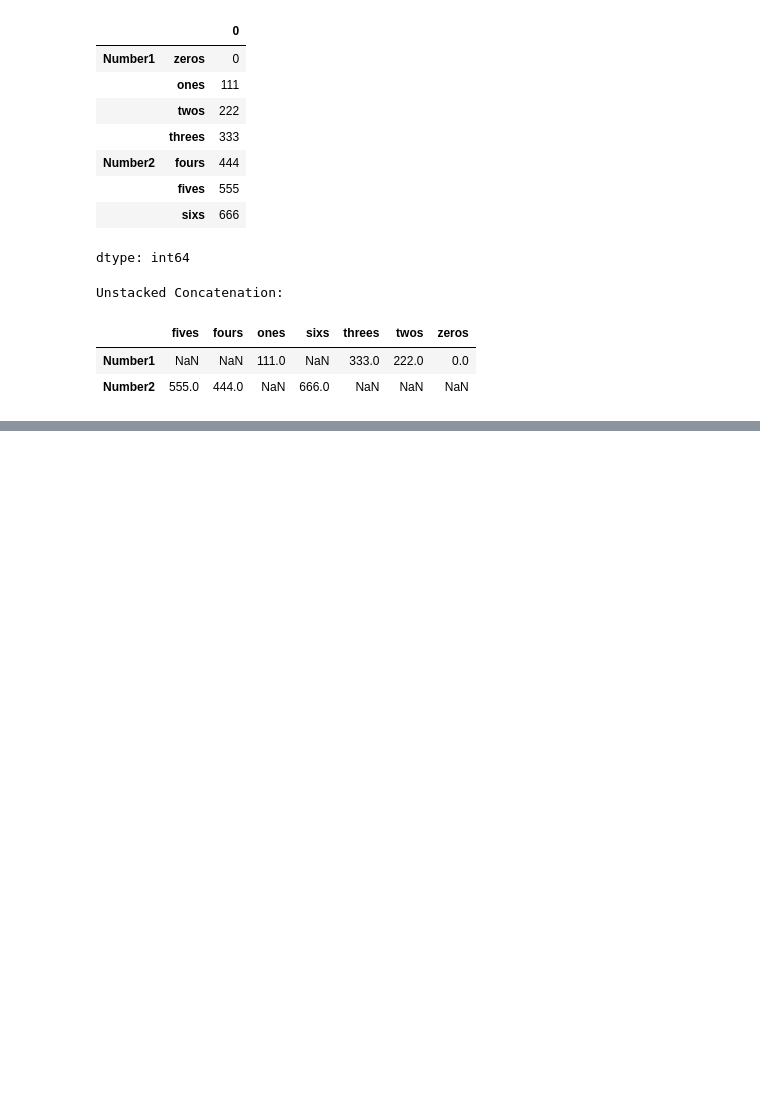
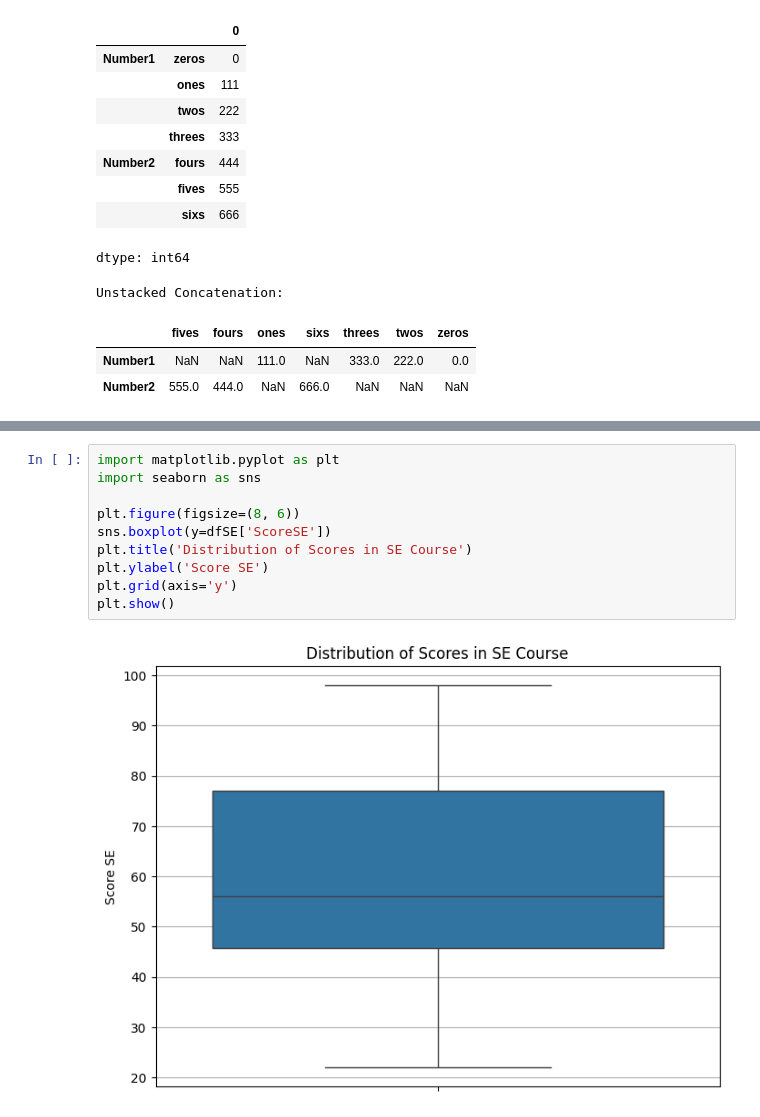
Before and after one commit to Harjot-Kaur25/EDA-, a Jupyter notebook: DATA_PREP_LAB.ipynb, the cells around one changed output, grey strips where cells are left out. Saved outputs shown, nothing was run; the diff lists cells and outputs as text; blank space fills up the shorter version.

```diff
--- a/DATA_PREP_LAB.ipynb
+++ b/DATA_PREP_LAB.ipynb
@@ -117,0 +169,12 @@ Unstacked Concatenation:
+# %%
+import matplotlib.pyplot as plt
+import seaborn as sns
+
+plt.figure(figsize=(8, 6))
+sns.boxplot(y=dfSE['ScoreSE'])
+plt.title('Distribution of Scores in SE Course')
+plt.ylabel('Score SE')
+plt.grid(axis='y')
+plt.show()
+# %% [output]
+[figure, added]
```
Also changed, not shown: parts of 2 cells of this notebook.
